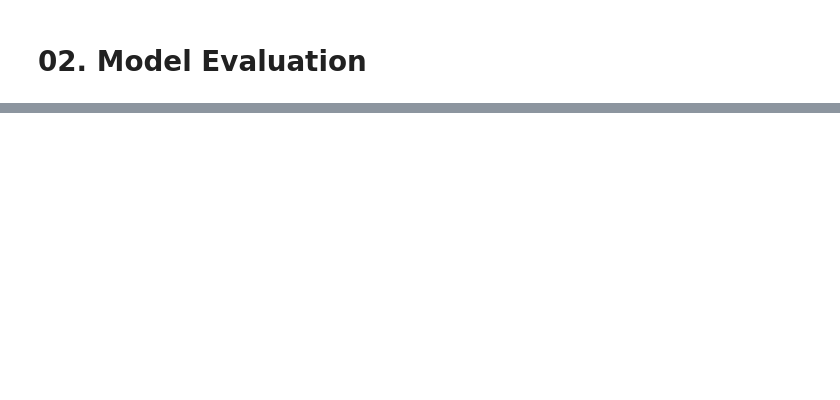
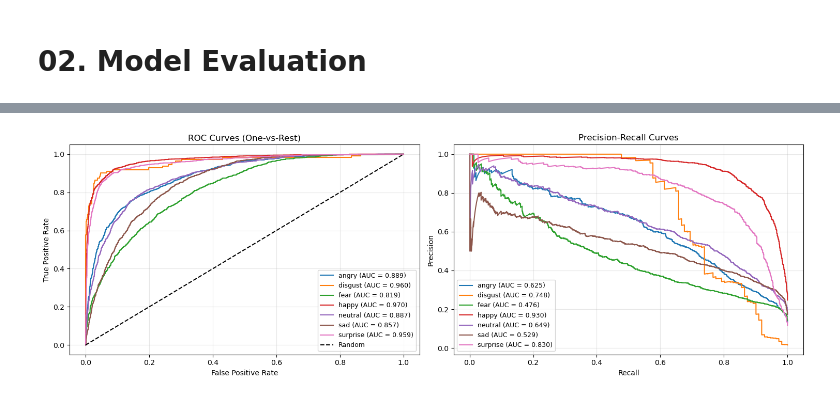
Before and after one commit to AlbertNewton254/fer-2013, a Jupyter notebook: notebooks/02_evaluation.ipynb, the cells around one changed output, grey strips where cells are left out. Cells and saved outputs as stored; diff of their text form; code cells hidden in the pictures; blank space fills up the shorter version.

Commit message:
feat: add ROC and AUC to evaluation notebook and save metrics per run in checkpoints/

```diff
--- a/notebooks/02_evaluation.ipynb
+++ b/notebooks/02_evaluation.ipynb
@@ -132,0 +141,59 @@ plt.show()
+# %%
+from sklearn.metrics import roc_curve, auc, precision_recall_curve
+from sklearn.preprocessing import label_binarize
+import numpy as np
+
+# Get probabilities for all predictions
+all_probs = []
+ground_truths_roc = []
+
+with torch.no_grad():
+    for images, labels in test_loader:
+        images = images.to(device)
+        labels = labels.to(device)
+
+        outputs = model(images)
+        probs = torch.softmax(outputs, dim=1)
+
+        all_probs.extend(probs.cpu().numpy())
+        ground_truths_roc.extend(labels.cpu().tolist())
+
+all_probs = np.array(all_probs)
+ground_truths_roc = np.array(ground_truths_roc)
+
+# Binarize ground truth for multi-class
+gt_binarized = label_binarize(ground_truths_roc, classes=range(len(class_names)))
+
+# Compute ROC curve and PR curve for each class
+fig, axes = plt.subplots(1, 2, figsize=(15, 5))
+
+# ROC Curves
+for i, class_name in enumerate(class_names):
+    fpr, tpr, _ = roc_curve(gt_binarized[:, i], all_probs[:, i])
+    roc_auc = auc(fpr, tpr)
+    axes[0].plot(fpr, tpr, label=f'{class_name} (AUC = {roc_auc:.3f})')
+
+axes[0].plot([0, 1], [0, 1], 'k--', label='Random')
+axes[0].set_xlabel('False Positive Rate')
+axes[0].set_ylabel('True Positive Rate')
+axes[0].set_title('ROC Curves (One-vs-Rest)')
+axes[0].legend(loc='lower right', fontsize=9)
+axes[0].grid(alpha=0.3)
+
+# PR Curves
+for i, class_name in enumerate(class_names):
+    precision, recall, _ = precision_recall_curve(gt_binarized[:, i], all_probs[:, i])
+    pr_auc = auc(recall, precision)
+    axes[1].plot(recall, precision, label=f'{class_name} (AUC = {pr_auc:.3f})')
+
+axes[1].set_xlabel('Recall')
+axes[1].set_ylabel('Precision')
+axes[1].set_title('Precision-Recall Curves')
+axes[1].legend(loc='lower left', fontsize=9)
+axes[1].grid(alpha=0.3)
+
+plt.tight_layout()
+plt.savefig(f'{run_dirs[-1]}/roc_pr_curves.png', dpi=300, bbox_inches='tight')
+plt.show()
+# %% [output]
+[figure, added]
```
Also changed, not shown: parts of 4 cells of this notebook.
